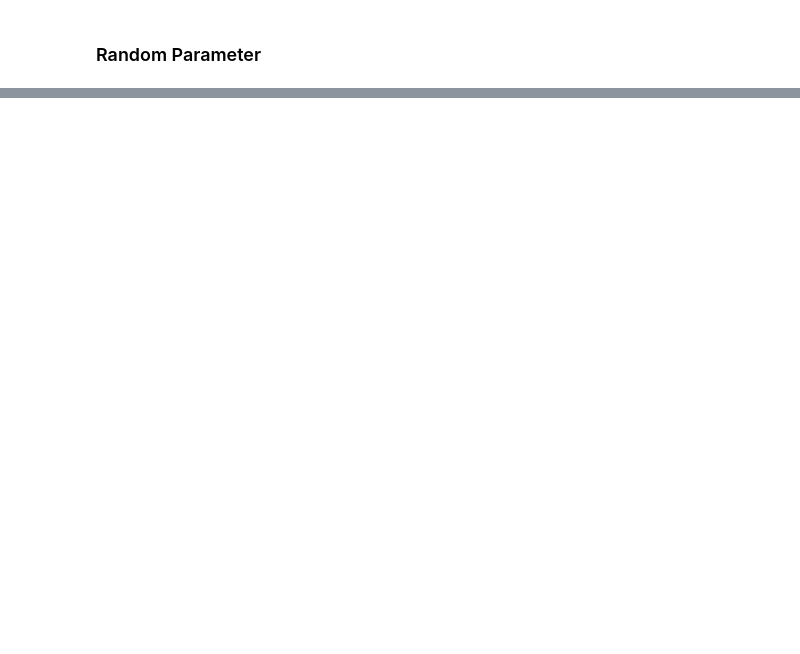
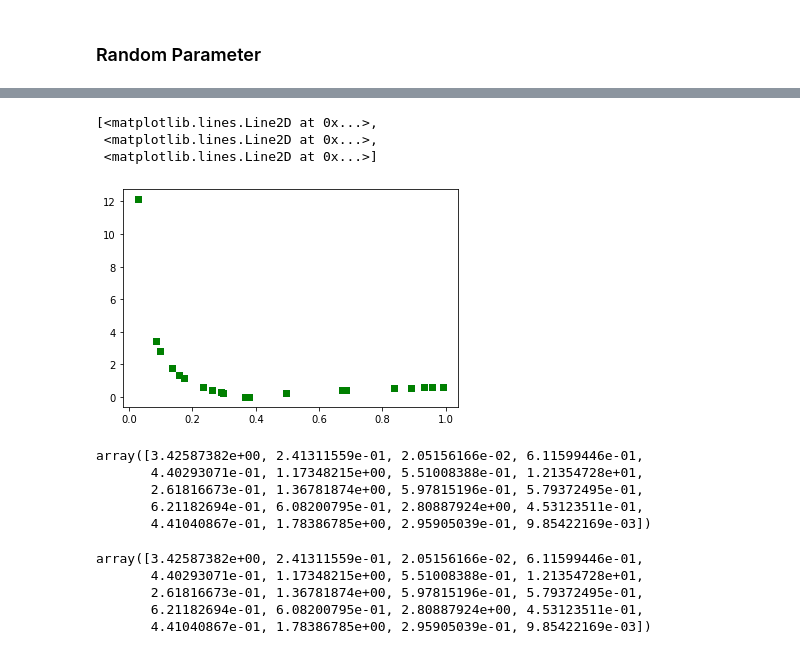
Before and after one commit to xin-0/QC-jupyter, a Jupyter notebook: Phase-Estimation.ipynb, the cells around one changed output, grey strips where cells are left out. Drawn from its saved outputs; the diff is of its cells as text; code cells hidden in the pictures; blank space fills up the shorter version.

Commit message:
phase-estimation error assessment

```diff
--- a/Phase-Estimation.ipynb
+++ b/Phase-Estimation.ipynb
@@ -143,0 +281,17 @@ print(expectation_val)
+# %%
+def get_error(size, Phi, back_end, shots, metric):
+    Phi_est = []
+    for phi in Phi:
+        qc = phaseEstCircuit(qubit, phi)
+        qc.draw()
+        single_run_res = getEstPhi(qc, back_end,shots,metric)
+        Phi_est.append(single_run_res)
+    Phi_est = np.array(Phi_est)
+
+    return np.abs(Phi_est-Phi)/Phi
+# %%
+error_4 = get_error(size=4, Phi=Phi, back_end=back_end,shots=2048,metric=choosemax)
+# %%
+error_5 = get_error(size=5, Phi=Phi, back_end=back_end,shots=2048,metric=choosemax)
+# %%
+error_6 = get_error(size=6, Phi=Phi, back_end=back_end,shots=2048,metric=choosemax)
@@ -143,0 +300,23 @@ print(expectation_val)
+# %%
+plt.plot(Phi,error_4,'rs',Phi,error_5,'bs',Phi,error_6,'gs')
+# %% [output]
+[<matplotlib.lines.Line2D at 0x...>,
+ <matplotlib.lines.Line2D at 0x...>,
+ <matplotlib.lines.Line2D at 0x...>]
+[figure, added]
+# %%
+error_4
+# %% [output]
+array([3.42587382e+00, 2.41311559e-01, 2.05156166e-02, 6.11599446e-01,
+       4.40293071e-01, 1.17348215e+00, 5.51008388e-01, 1.21354728e+01,
+       2.61816673e-01, 1.36781874e+00, 5.97815196e-01, 5.79372495e-01,
+       6.21182694e-01, 6.08200795e-01, 2.80887924e+00, 4.53123511e-01,
+       4.41040867e-01, 1.78386785e+00, 2.95905039e-01, 9.85422169e-03])
+# %%
+error_5
+# %% [output]
+array([3.42587382e+00, 2.41311559e-01, 2.05156166e-02, 6.11599446e-01,
+       4.40293071e-01, 1.17348215e+00, 5.51008388e-01, 1.21354728e+01,
+       2.61816673e-01, 1.36781874e+00, 5.97815196e-01, 5.79372495e-01,
+       6.21182694e-01, 6.08200795e-01, 2.80887924e+00, 4.53123511e-01,
+       4.41040867e-01, 1.78386785e+00, 2.95905039e-01, 9.85422169e-03])
```
Also changed, not shown: parts of 35 cells of this notebook.
